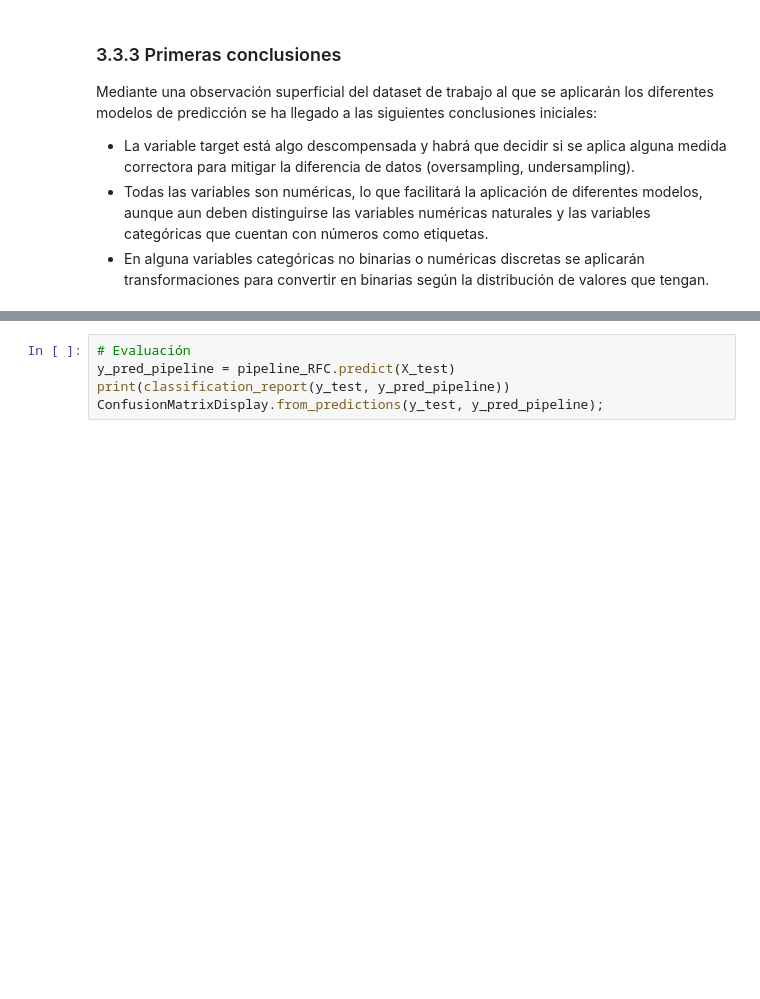
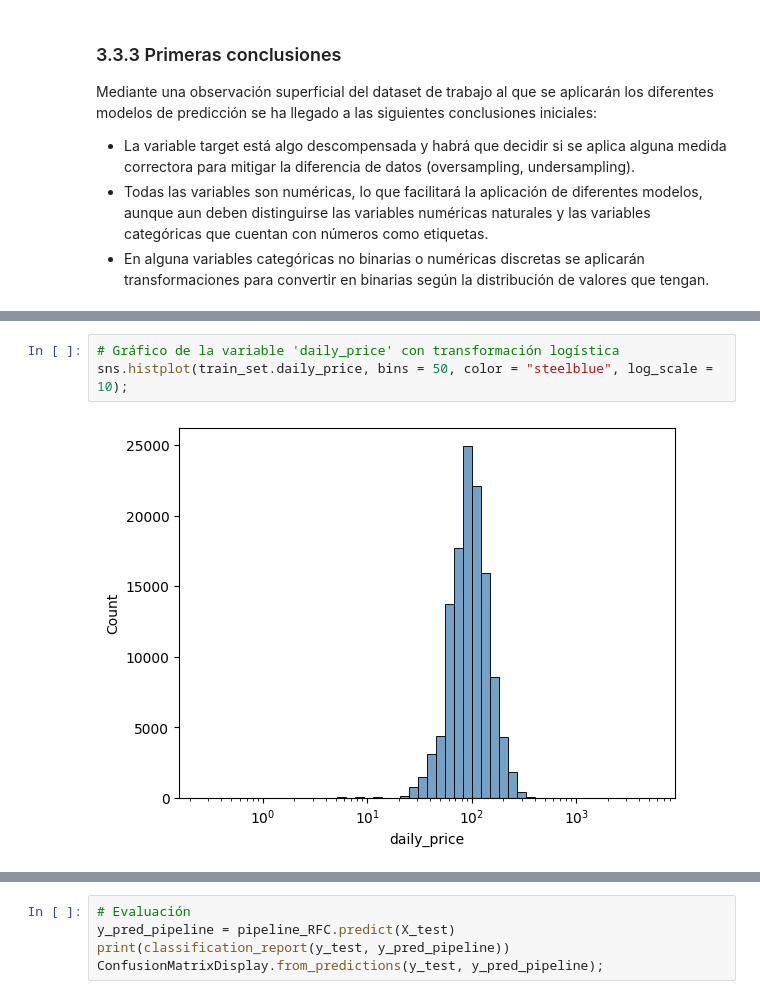
Before and after one commit to AntGV/ML_cancelacion_hotelera, a Jupyter notebook: main.ipynb, the cells around one changed output, grey strips where cells are left out. Saved outputs shown, nothing was run; the diff lists cells and outputs as text; blank space fills up the shorter version.

```diff
--- a/main.ipynb
+++ b/main.ipynb
@@ -194,0 +220,5 @@ NameError: name 'plot_grouped_histograms' is not defined
+# %%
+# Gráfico de la variable 'daily_price' con transformación logística
+sns.histplot(train_set.daily_price, bins = 50, color = "steelblue", log_scale = 10);
+# %% [output]
+[figure, added]
```
Also changed, not shown: parts of 37 cells of this notebook, 3 other files.
